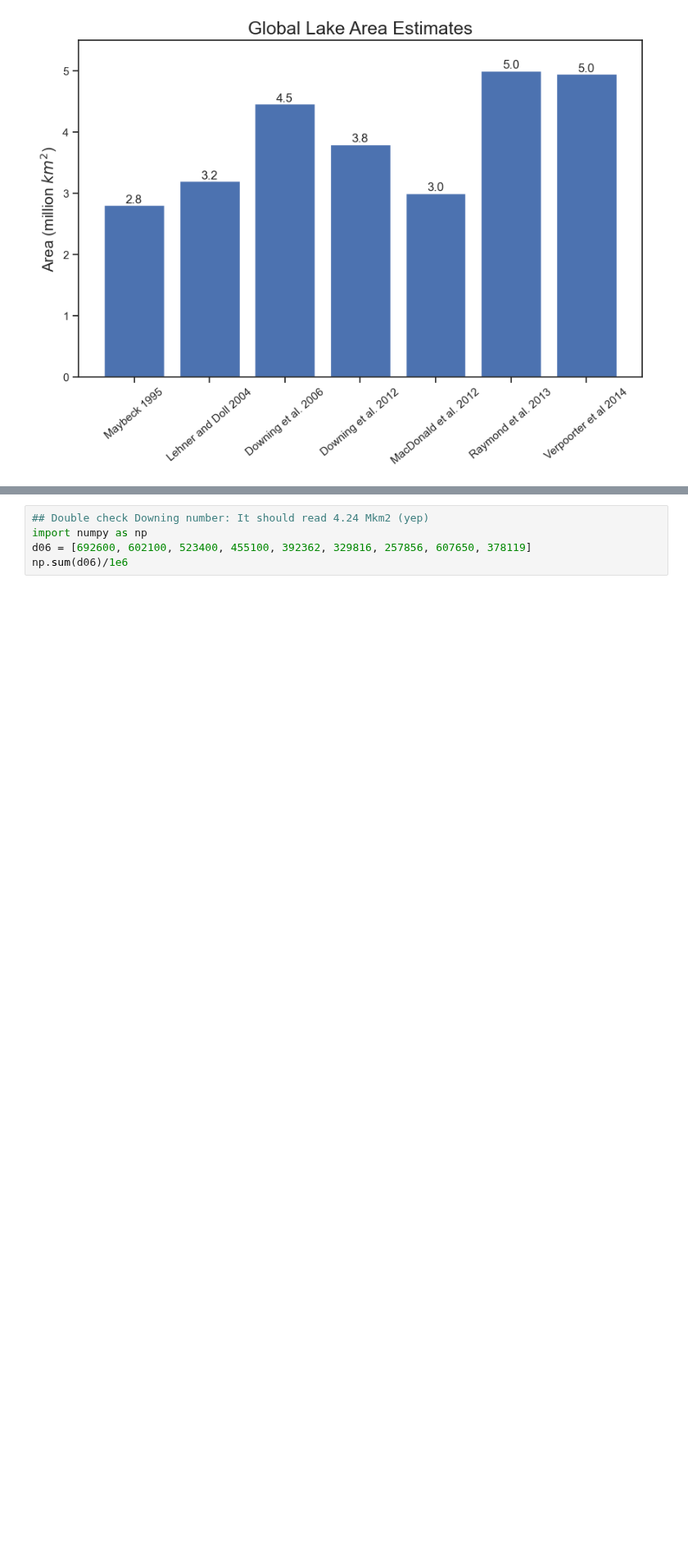
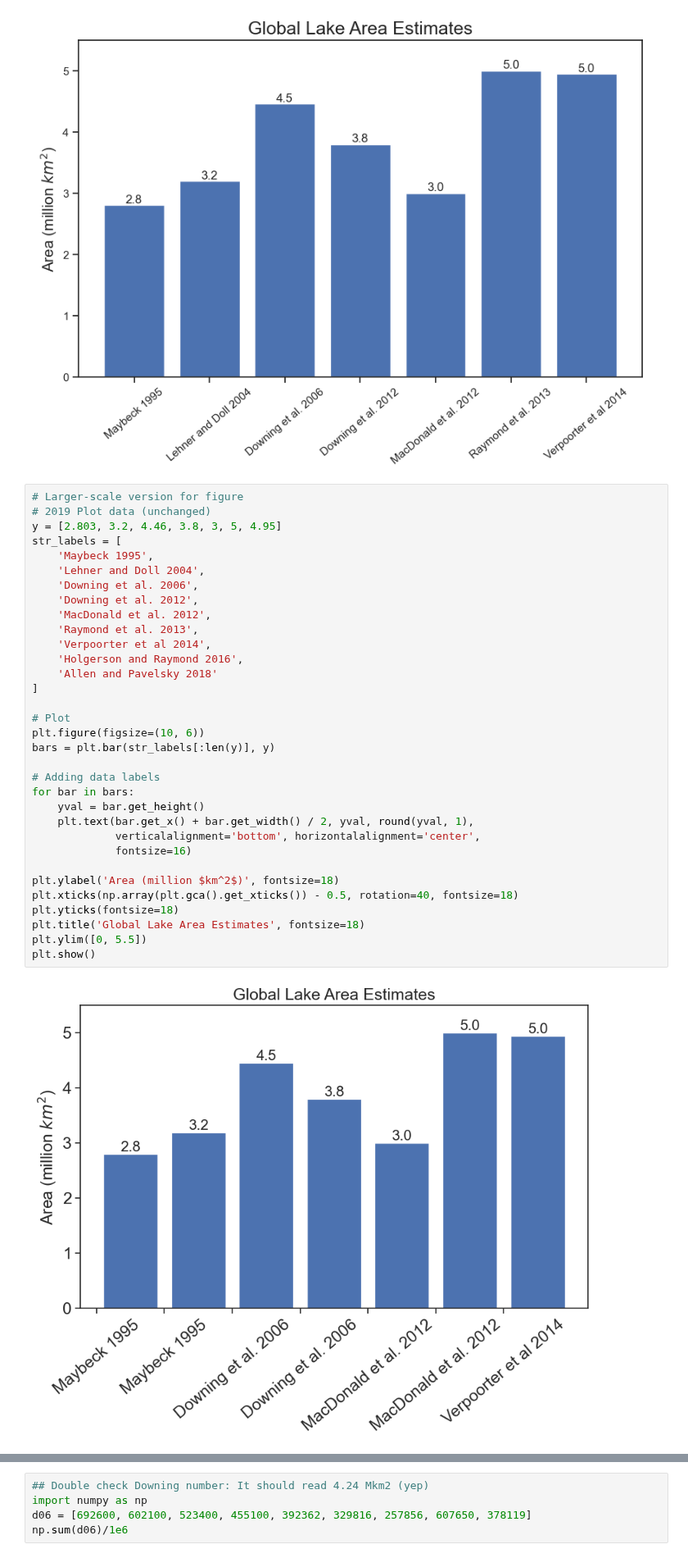
Before and after one commit to ekcomputer/lake-area, a Jupyter notebook: notebooks/global_plots.ipynb, the cells around one changed output, grey strips where cells are left out. Shown at 82% size. Drawn from its saved outputs; the diff is of its cells as text; blank space fills up the shorter version.

Commit message:
change global plot scale for fig

```diff
--- a/notebooks/global_plots.ipynb
+++ b/notebooks/global_plots.ipynb
@@ -382,3 +382,38 @@ plt.ylim([0, 5.5])
 plt.show()
 # %% [output]
 [figure]
+# %%
+# Larger-scale version for figure
+# 2019 Plot data (unchanged)
+y = [2.803, 3.2, 4.46, 3.8, 3, 5, 4.95]
+str_labels = [
+    'Maybeck 1995',
+    'Lehner and Doll 2004',
+    'Downing et al. 2006',
+    'Downing et al. 2012',
+    'MacDonald et al. 2012',
+    'Raymond et al. 2013',
+    'Verpoorter et al 2014',
+    'Holgerson and Raymond 2016',
+    'Allen and Pavelsky 2018'
+]
+
+# Plot
+plt.figure(figsize=(10, 6))
+bars = plt.bar(str_labels[:len(y)], y)
+
+# Adding data labels
+for bar in bars:
+    yval = bar.get_height()
+    plt.text(bar.get_x() + bar.get_width() / 2, yval, round(yval, 1),
+             verticalalignment='bottom', horizontalalignment='center',
+             fontsize=16)
+
+plt.ylabel('Area (million $km^2$)', fontsize=18)
+plt.xticks(np.array(plt.gca().get_xticks()) - 0.5, rotation=40, fontsize=18)
+plt.yticks(fontsize=18)
+plt.title('Global Lake Area Estimates', fontsize=18)
+plt.ylim([0, 5.5])
+plt.show()
+# %% [output]
+[figure, added]
```
Also changed, not shown: parts of 1 cell of this notebook.
